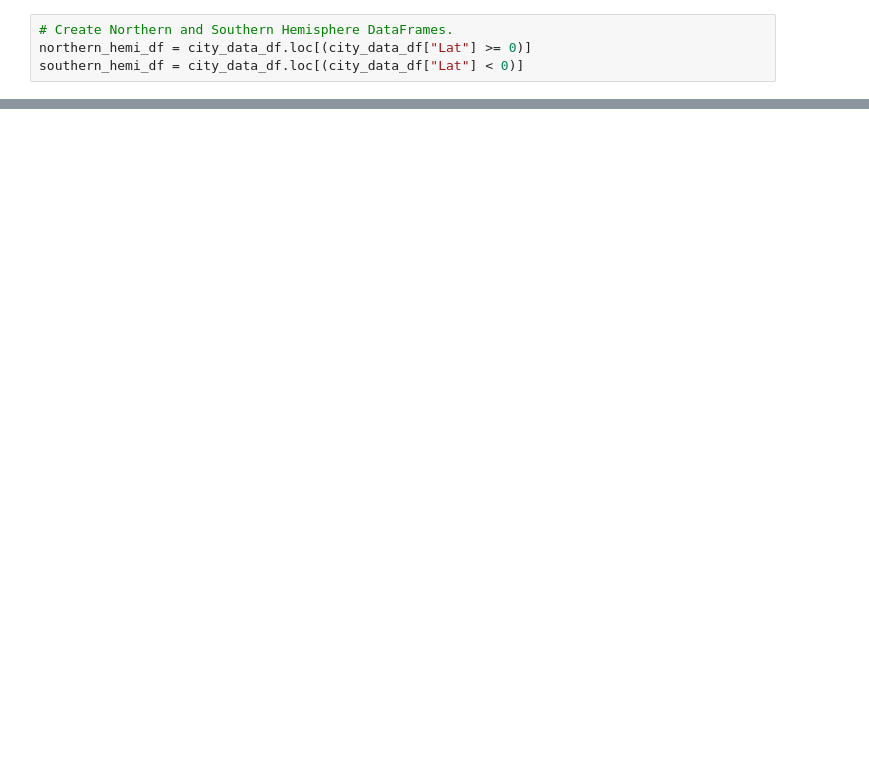
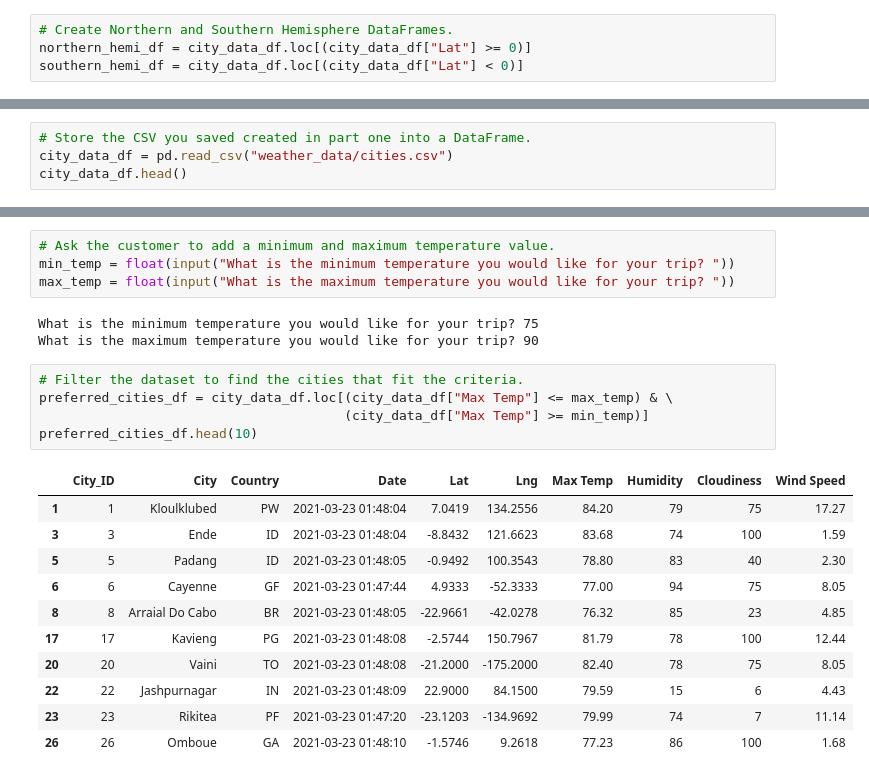
Before and after one commit to snkty8/World_Weather_Analysis, a Jupyter notebook: WeatherPy.ipynb, the cells around one changed output, grey strips where cells are left out. Saved outputs shown, nothing was run; the diff lists cells and outputs as text; blank space fills up the shorter version.

```diff
--- a/WeatherPy.ipynb
+++ b/WeatherPy.ipynb
@@ -549,0 +557,4 @@ plot_linear_regression(x_values, y_values,
+# %%
+# Store the CSV you saved created in part one into a DataFrame.
+city_data_df = pd.read_csv("weather_data/cities.csv")
+city_data_df.head()
@@ -549,0 +642,24 @@ plot_linear_regression(x_values, y_values,
+# %%
+# Ask the customer to add a minimum and maximum temperature value.
+min_temp = float(input("What is the minimum temperature you would like for your trip? "))
+max_temp = float(input("What is the maximum temperature you would like for your trip? "))
+# %% [output]
+What is the minimum temperature you would like for your trip? 75
+What is the maximum temperature you would like for your trip? 90
+# %%
+# Filter the dataset to find the cities that fit the criteria.
+preferred_cities_df = city_data_df.loc[(city_data_df["Max Temp"] <= max_temp) & \
+                                       (city_data_df["Max Temp"] >= min_temp)]
+preferred_cities_df.head(10)
+# %% [output]
+|  | City_ID | City | Country | Date | Lat | Lng | Max Temp | Humidity | Cloudiness | Wind Speed |
+| 1 | 1 | Kloulklubed | PW | 2021-03-23 01:48:04 | 7.0419 | 134.2556 | 84.20 | 79 | 75 | 17.27 |
+| 3 | 3 | Ende | ID | 2021-03-23 01:48:04 | -8.8432 | 121.6623 | 83.68 | 74 | 100 | 1.59 |
+| 5 | 5 | Padang | ID | 2021-03-23 01:48:05 | -0.9492 | 100.3543 | 78.80 | 83 | 40 | 2.30 |
+| 6 | 6 | Cayenne | GF | 2021-03-23 01:47:44 | 4.9333 | -52.3333 | 77.00 | 94 | 75 | 8.05 |
+| 8 | 8 | Arraial Do Cabo | BR | 2021-03-23 01:48:05 | -22.9661 | -42.0278 | 76.32 | 85 | 23 | 4.85 |
+| 17 | 17 | Kavieng | PG | 2021-03-23 01:48:08 | -2.5744 | 150.7967 | 81.79 | 78 | 100 | 12.44 |
+| 20 | 20 | Vaini | TO | 2021-03-23 01:48:08 | -21.2000 | -175.2000 | 82.40 | 78 | 75 | 8.05 |
+| 22 | 22 | Jashpurnagar | IN | 2021-03-23 01:48:09 | 22.9000 | 84.1500 | 79.59 | 15 | 6 | 4.43 |
+| 23 | 23 | Rikitea | PF | 2021-03-23 01:47:20 | -23.1203 | -134.9692 | 79.99 | 74 | 7 | 11.14 |
+| 26 | 26 | Omboue | GA | 2021-03-23 01:48:10 | -1.5746 | 9.2618 | 77.23 | 86 | 100 | 1.68 |
```
Also changed, not shown: parts of 47 cells of this notebook, 5 other files.
